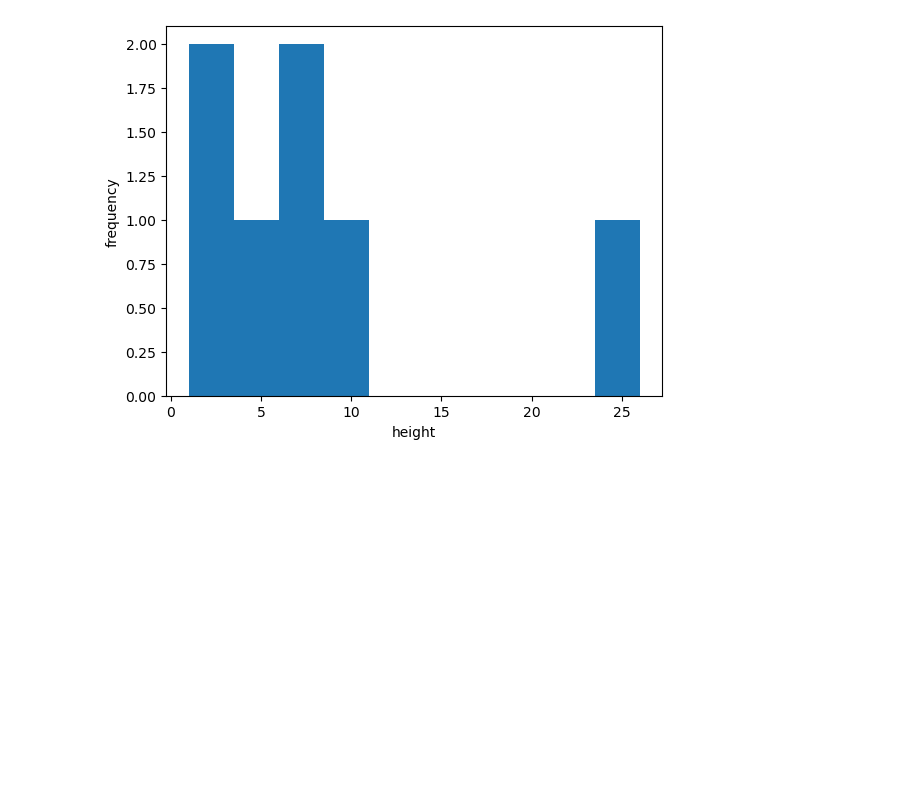
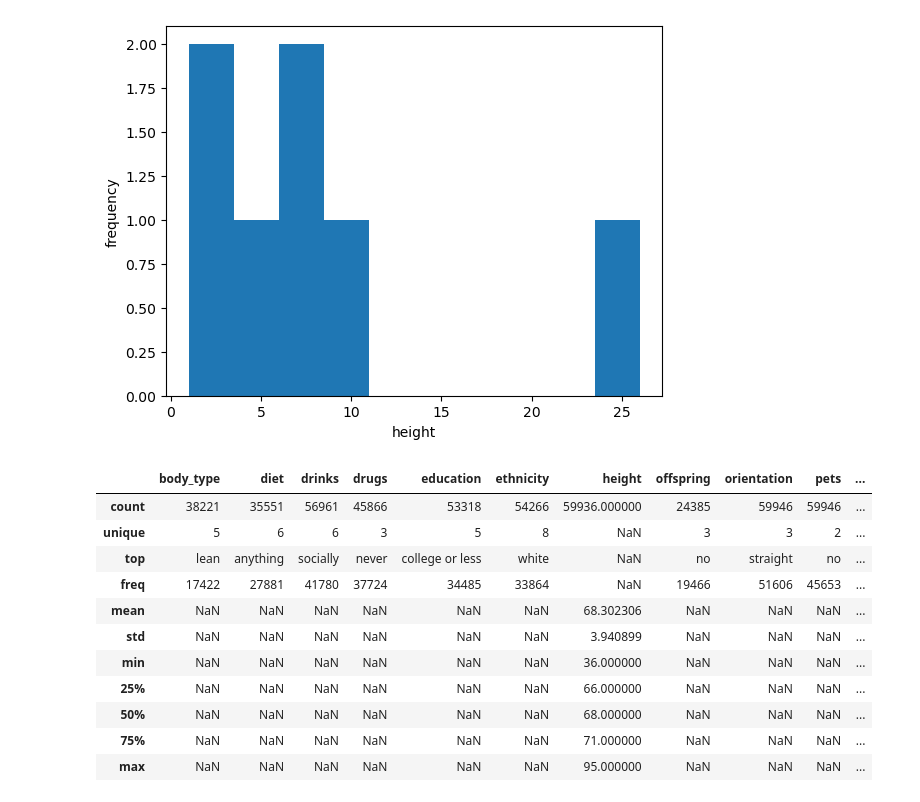
Before and after one commit to CrisFC4/OKCupid_ML_Project, a Jupyter notebook: date-a-scientist.ipynb, the cells around one changed output. Cells and saved outputs as stored; diff of their text form; code cells hidden in the pictures; blank space fills up the shorter version.

```diff
--- a/date-a-scientist.ipynb
+++ b/date-a-scientist.ipynb
@@ -569,0 +572,15 @@ Text(0, 0.5, 'frequency')
+# %%
+mc_data.describe(include='all')
+# %% [output]
+|  | body_type | diet | drinks | drugs | education | ethnicity | height | offspring | orientation | pets | ... |
+| count | 38221 | 35551 | 56961 | 45866 | 53318 | 54266 | 59936.000000 | 24385 | 59946 | 59946 | ... |
+| unique | 5 | 6 | 6 | 3 | 5 | 8 | NaN | 3 | 3 | 2 | ... |
+| top | lean | anything | socially | never | college or less | white | NaN | no | straight | no | ... |
+| freq | 17422 | 27881 | 41780 | 37724 | 34485 | 33864 | NaN | 19466 | 51606 | 45653 | ... |
+| mean | NaN | NaN | NaN | NaN | NaN | NaN | 68.302306 | NaN | NaN | NaN | ... |
+| std | NaN | NaN | NaN | NaN | NaN | NaN | 3.940899 | NaN | NaN | NaN | ... |
+| min | NaN | NaN | NaN | NaN | NaN | NaN | 36.000000 | NaN | NaN | NaN | ... |
+| 25% | NaN | NaN | NaN | NaN | NaN | NaN | 66.000000 | NaN | NaN | NaN | ... |
+| 50% | NaN | NaN | NaN | NaN | NaN | NaN | 68.000000 | NaN | NaN | NaN | ... |
+| 75% | NaN | NaN | NaN | NaN | NaN | NaN | 71.000000 | NaN | NaN | NaN | ... |
+| max | NaN | NaN | NaN | NaN | NaN | NaN | 95.000000 | NaN | NaN | NaN | ... |
```
Also changed, not shown: parts of 9 cells of this notebook.
